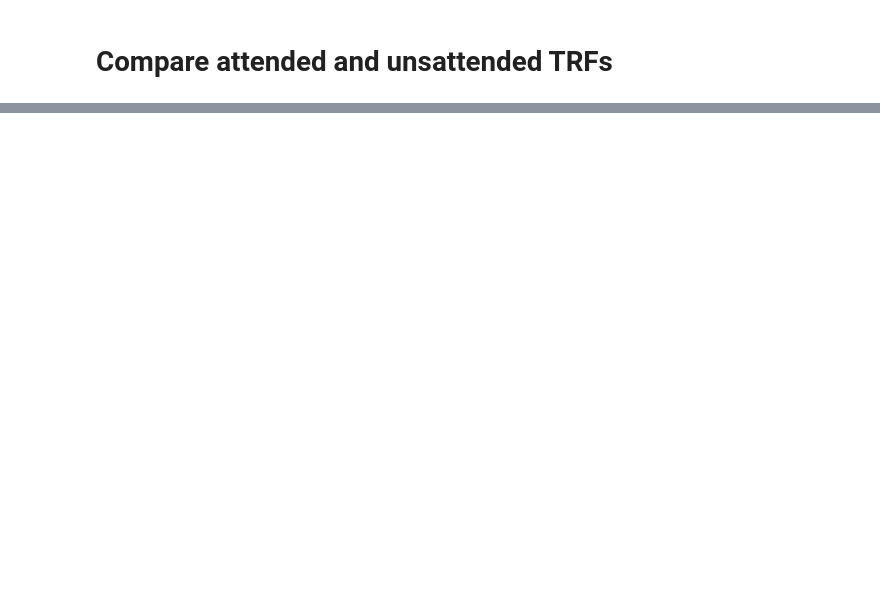
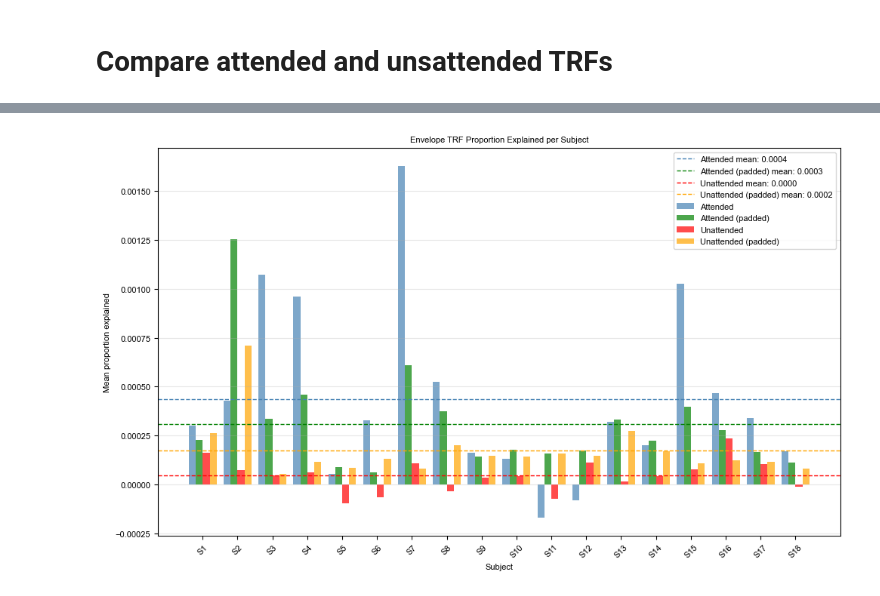
Before and after one commit to sylmester/cocoha, a Jupyter notebook: figures/comparison-attended-unattended.ipynb, the cells around one changed output, grey strips where cells are left out. Saved outputs shown, nothing was run; the diff lists cells and outputs as text; code cells hidden in the pictures; blank space fills up the shorter version.

```diff
--- a/figures/comparison-attended-unattended.ipynb
+++ b/figures/comparison-attended-unattended.ipynb
@@ -203,0 +182,58 @@ plt.show()
+# %%
+# ...existing code...
+# Mean Proportion Explained values per subject for each condition
+mean_attended_proportion_explained_per_subject = [pe_att.mean() for (pe_att, _, _, _) in proportion_explained_values]
+mean_unattended_proportion_explained_per_subject = [pe_unatt.mean() for (_, pe_unatt, _, _) in proportion_explained_values]
+mean_attended_padded_proportion_explained_per_subject = [pe_att_pad.mean() for (_, _, pe_att_pad, _) in proportion_explained_values]
+mean_unattended_padded_proportion_explained_per_subject = [pe_unatt_pad.mean() for (_, _, _, pe_unatt_pad) in proportion_explained_values]
+
+
+# Single plot of TRF performance per subject (proportion explained).
+fig, ax = plt.subplots(figsize=(10, 6))
+
+x = np.arange(len(mean_attended_proportion_explained_per_subject))
+width = 0.2
+
+# Attended bars
+ax.bar(x - 1.5*width, mean_attended_proportion_explained_per_subject, width,
+       color='steelblue', alpha=0.7, label='Attended')
+ax.bar(x - 0.5*width, mean_attended_padded_proportion_explained_per_subject, width,
+       color='green', alpha=0.7, label='Attended (padded)')
+
+# Unattended bars
+ax.bar(x + 0.5*width, mean_unattended_proportion_explained_per_subject, width,
+       color='red', alpha=0.7, label='Unattended')
+ax.bar(x + 1.5*width, mean_unattended_padded_proportion_explained_per_subject, width,
+       color='orange', alpha=0.7, label='Unattended (padded)')
+
+# Grand means
+ax.axhline(np.mean(mean_attended_proportion_explained_per_subject),
+           color='steelblue', linestyle='--', linewidth=1,
+           label=f'Attended mean: {np.mean(mean_attended_proportion_explained_per_subject):.4f}')
+ax.axhline(np.mean(mean_attended_padded_proportion_explained_per_subject),
+           color='green', linestyle='--', linewidth=1,
+           label=f'Attended (padded) mean: {np.mean(mean_attended_padded_proportion_explained_per_subject):.4f}')
+ax.axhline(np.mean(mean_unattended_proportion_explained_per_subject),
+           color='red', linestyle='--', linewidth=1,
+           label=f'Unattended mean: {np.mean(mean_unattended_proportion_explained_per_subject):.4f}')
+ax.axhline(np.mean(mean_unattended_padded_proportion_explained_per_subject),
+           color='orange', linestyle='--', linewidth=1,
+           label=f'Unattended (padded) mean: {np.mean(mean_unattended_padded_proportion_explained_per_subject):.4f}')
+
+ax.set_xlabel('Subject')
+ax.set_ylabel('Mean proportion explained')
+ax.set_title('Envelope TRF Proportion Explained per Subject')
+
+ax.set_xticks(x)
+ax.set_xticklabels([f'S{i+1}' for i in range(len(mean_attended_proportion_explained_per_subject))],
+                   rotation=45)
+
+ax.legend()
+ax.grid(axis='y', alpha=0.3)
+
+plt.tight_layout()
+plt.show()
+fig.savefig(file_paths.FIGURES_DIR / 'comparison_attended_unattended_summary_proportion_explained.png', bbox_inches='tight')
+# ...existing code...
+# %% [output]
+[figure, added]
```
Also changed, not shown: parts of 4 cells of this notebook, 1 other file.
